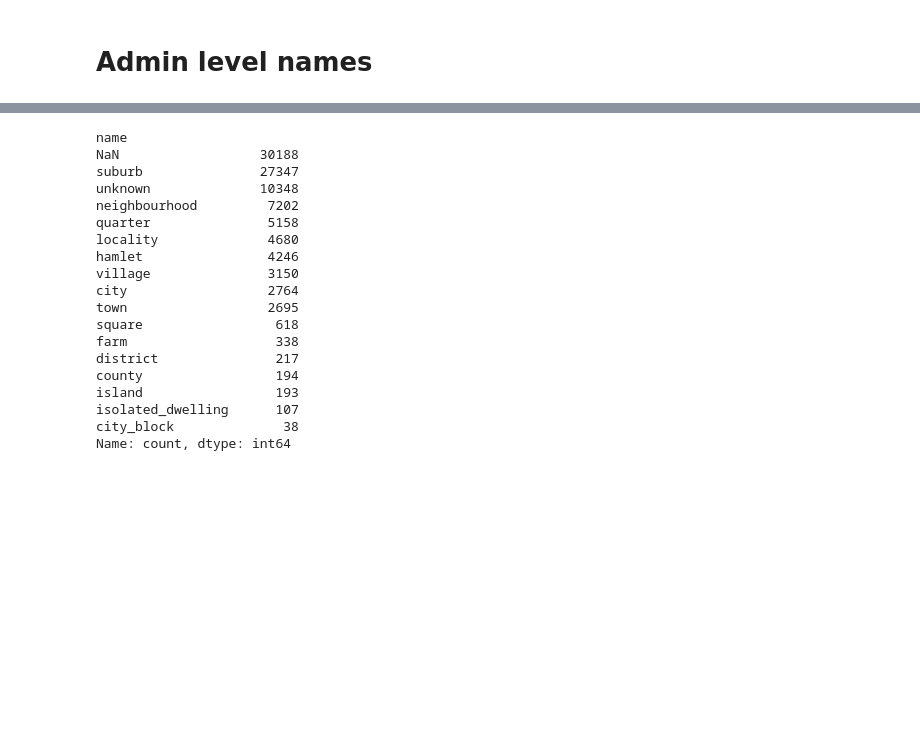
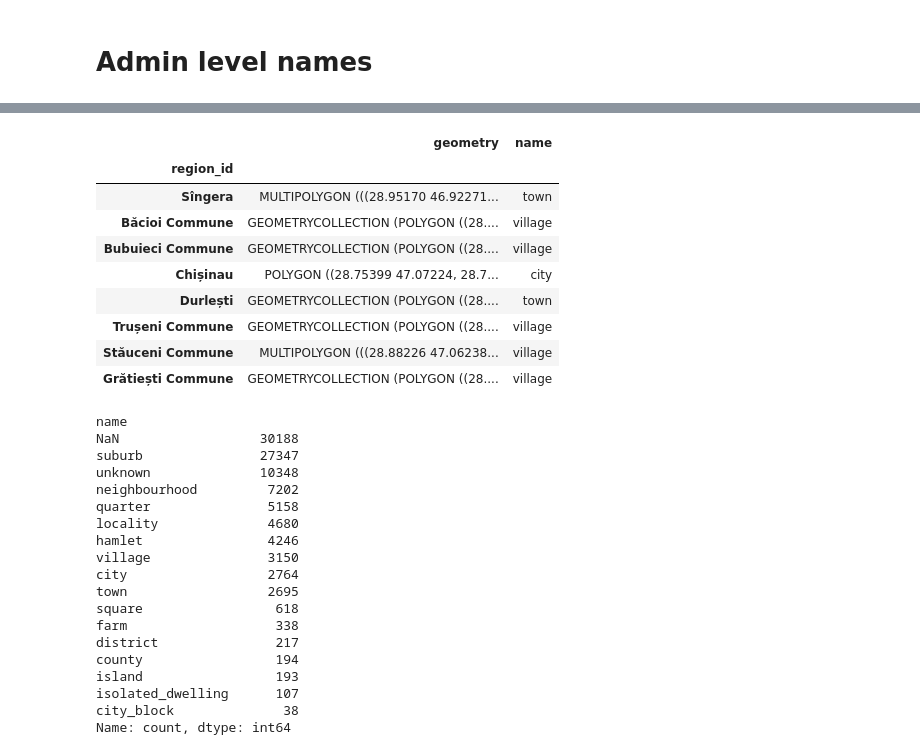
Before and after one commit to kraina-ai/map_diffusion, a Jupyter notebook: workflow_raster/2.get_embeddings.ipynb, the cells around one changed output, grey strips where cells are left out. Cells and saved outputs as stored; diff of their text form; code cells hidden in the pictures; blank space fills up the shorter version.

Commit message:
feat: admin level name

```diff
--- a/workflow_raster/2.get_embeddings.ipynb
+++ b/workflow_raster/2.get_embeddings.ipynb
@@ -35,11 +44,18 @@ def get_embedding_for_region(region_name: str) -> pd.DataFrame:
     embedding = embedder.transform(regions_gdf.drop(columns=["x", "y", "z"]), features_gdf, joint_gdf)
     return embedding
 # %%
+exists = seq(os.listdir("../data/embeddings")).map(lambda x: x.replace(".pkl", "")).to_set()
+
+# exists = os.listdir(pbf_path)
 with open('../data/cities.txt', 'r') as cities_file:
     for city in cities_file:
+        city = city.replace("\n", "")
+
+        if city in exists:
+            print(city, "Skipping")
+            continue
         print(city)
-        city = city.replace("\n", "")
-        path = f"../data/embeddings2/{city}.pkl"
+        path = f"../data/embeddings/{city}.pkl"
         df = get_embedding_for_region(city)
         df.to_pickle(path)
 # %% [output]
@@ -122,20 +160,19 @@ def process(geocode: str):
     r = SlippyMapRegionizer(zoom=16)
     tiles = r.transform(gdf=city)
     regions = AdminLevels(city)
-    regions.admins[8] = AdministrativeBoundaryRegionizer(8).transform(city)
     tiles = tiles.progress_apply(
         lambda row: get_admin_level(r._polygon_from_x_y(row["x"], row["y"]), regions),
         axis=1,
     )
-    return tiles.rename(columns={"region_id": "admin_region"})
+    return tiles.rename(columns={"region_id": "admin_region"}), regions
 # %%
 exists = seq(os.listdir("../data/admins")).map(lambda x: x.replace(".pkl", "")).to_set()
-for city in tqdm(os.listdir("../data/tiles")):
-    if city not in exists:
+for city in tqdm(["Chișinău, Moldova", "Lisbon, Portugal", "Vilnius, Lithuania", "Valletta, Malta", "Podgorica, Montenegro"]):#os.listdir("../data/tiles_own/")
+    if city not in exists or True:
         print(city)
-        data = process(city)
+        data, regions = process(city)
+        # break
         data.to_pickle(f"../data/admins/{city}.pkl")
     else:
         print(city, "skipped")
-
-data
+regions
@@ -212,0 +193,13 @@ Bucharest, Romania.pkl
+# %%
+regions.admins[8]
+# %% [output]
+|  | geometry | name |
+| region_id |  |  |
+| Sîngera | MULTIPOLYGON (((28.95170 46.92271... | town |
+| Băcioi Commune | GEOMETRYCOLLECTION (POLYGON ((28.... | village |
+| Bubuieci Commune | GEOMETRYCOLLECTION (POLYGON ((28.... | village |
+| Chișinau | POLYGON ((28.75399 47.07224, 28.7... | city |
+| Durlești | GEOMETRYCOLLECTION (POLYGON ((28.... | town |
+| Trușeni Commune | GEOMETRYCOLLECTION (POLYGON ((28.... | village |
+| Stăuceni Commune | MULTIPOLYGON (((28.88226 47.06238... | village |
+| Grătiești Commune | GEOMETRYCOLLECTION (POLYGON ((28.... | village |
```
Also changed, not shown: parts of 8 cells of this notebook.
